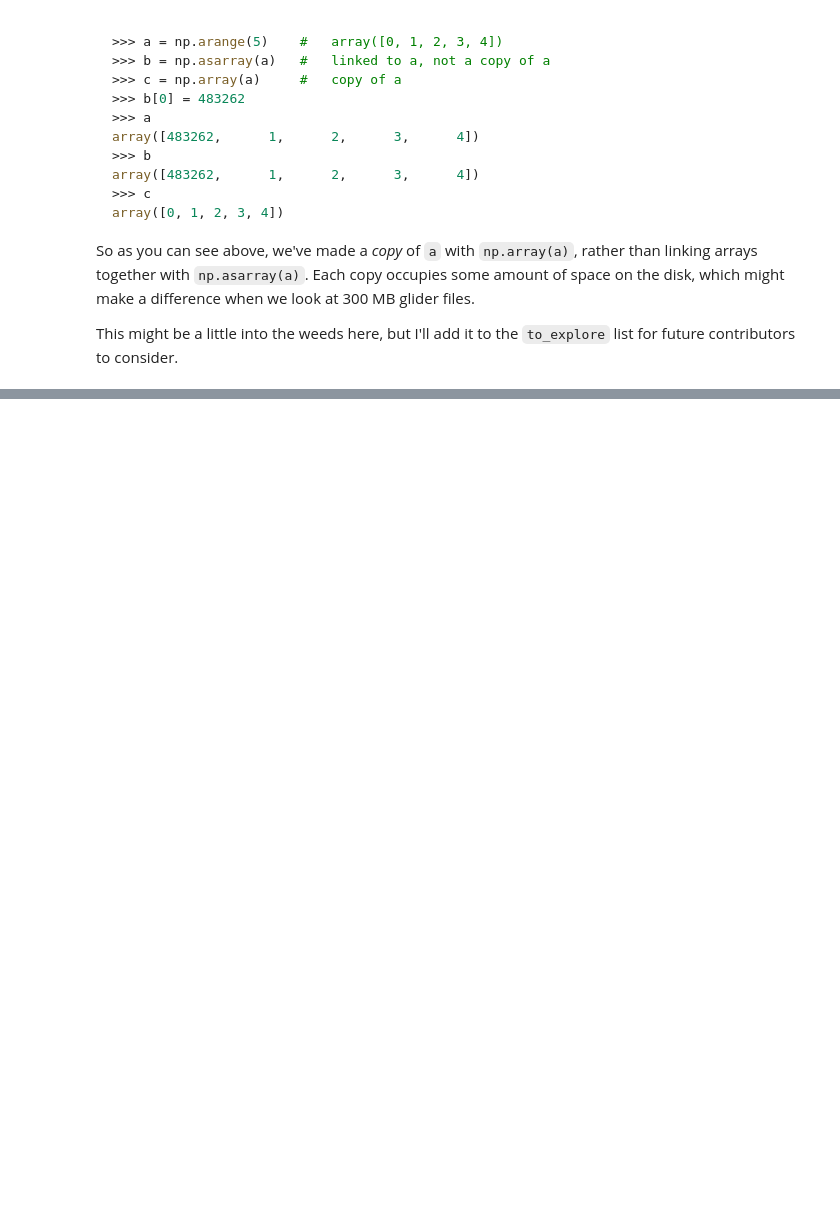
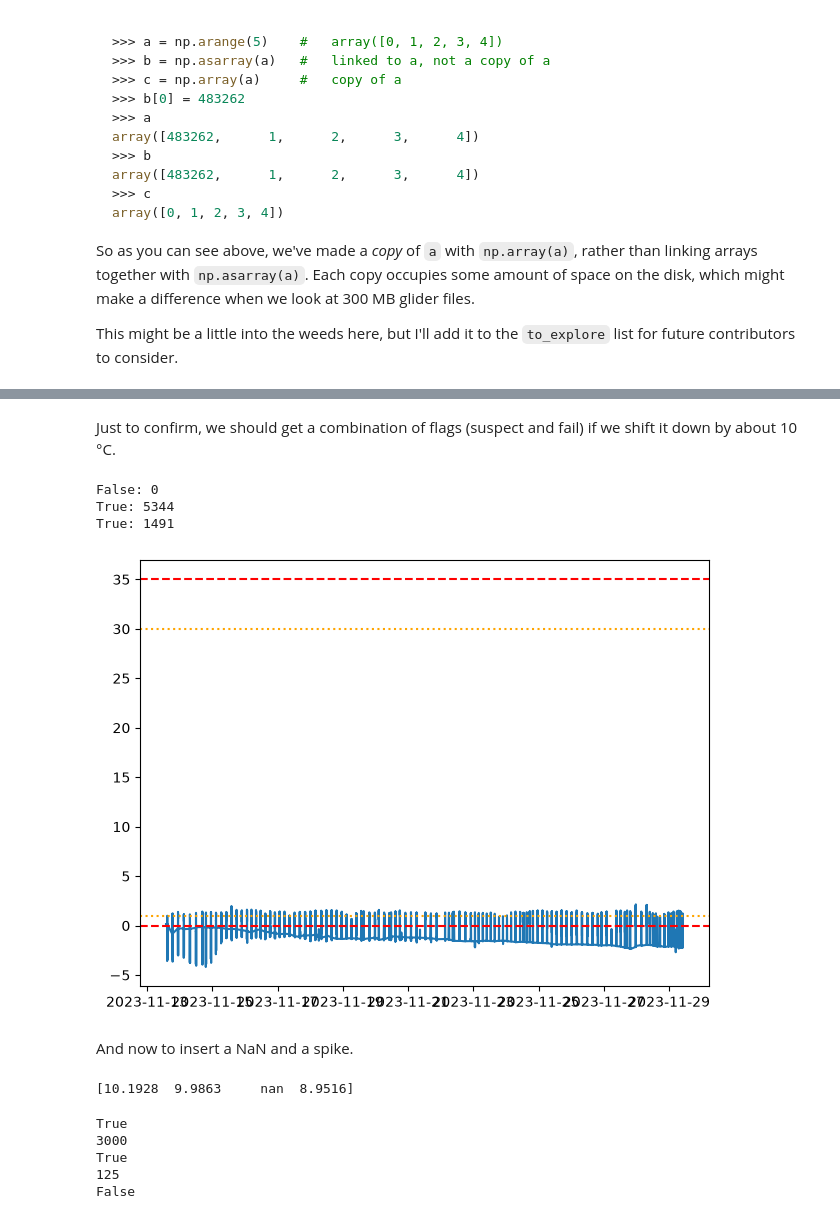
Before and after one commit to Klankers/mau_gsoc_qartod, a Jupyter notebook: deliverable_2.ipynb, the cells around one changed output, grey strips where cells are left out. Drawn from its saved outputs; the diff is of its cells as text; code cells hidden in the pictures; blank space fills up the shorter version.

```diff
--- a/deliverable_2.ipynb
+++ b/deliverable_2.ipynb
@@ -3904,0 +4341,45 @@ This might be a little into the weeds here, but I'll add it to the `to_explore`
+# %% [markdown]
+Just to confirm, we should get a combination of flags (suspect and fail) if we shift it down by about 10 °C.
+# %%
+#   Test again on shifted values - should contain lots of bad vals now
+fail_span = (0, 35)
+suspect_span = (1, 30)
+flags = gross_range_test(inp = (data.TEMP - 10), fail_span=fail_span, suspect_span=suspect_span)
+print(f"{any(flags == 9)}: {np.count_nonzero(flags == 9)}")
+print(f"{any(flags == 4)}: {np.count_nonzero(flags == 4)}")
+print(f"{any(flags == 3)}: {np.count_nonzero(flags == 3)}")
+fig, axs = plt.subplots()
+axs.plot(data.TIME, data.TEMP - 10)
+axs.axhline(fail_span[0], color="red", linestyle="--", label="Fail")
+axs.axhline(fail_span[1], color="red", linestyle="--")
+
+axs.axhline(suspect_span[0], color="orange", linestyle=":", label="Suspect")
+axs.axhline(suspect_span[1], color="orange", linestyle=":")
+plt.tight_layout()
+# %% [output]
+False: 0
+True: 5344
+True: 1491
+[figure, added]
+# %% [markdown]
+And now to insert a NaN and a spike.
+# %%
+bad_t = data.TEMP.copy()
+bad_t[3000] = np.nan    #   Should be flagged as missing
+bad_t[125] = 99.999 #   Should be flagged as bad, not suspect
+print(bad_t[2998:3002].values)
+# %% [output]
+[10.1928  9.9863     nan  8.9516]
+# %%
+flags = gross_range_test(inp = bad_t, fail_span=fail_span, suspect_span=suspect_span)
+print(any(flags == 9))
+print(np.where(flags == 9)[0].item())
+print(any(flags == 4))
+print(np.where(flags == 4)[0].item())
+print(any(flags == 3))
+# %% [output]
+True
+3000
+True
+125
+False
```
Also changed, not shown: parts of 23 cells of this notebook, 1 other file.
